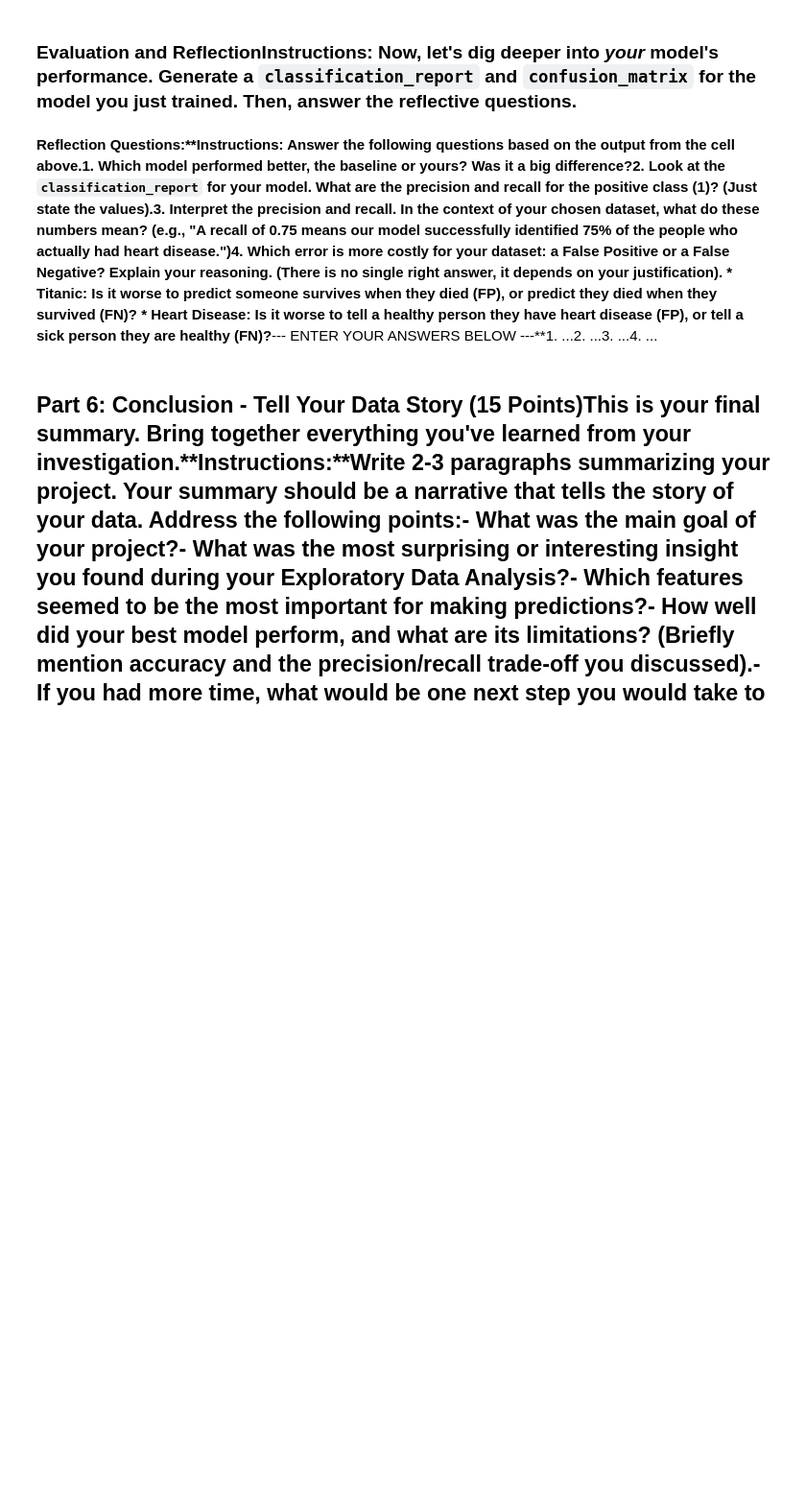
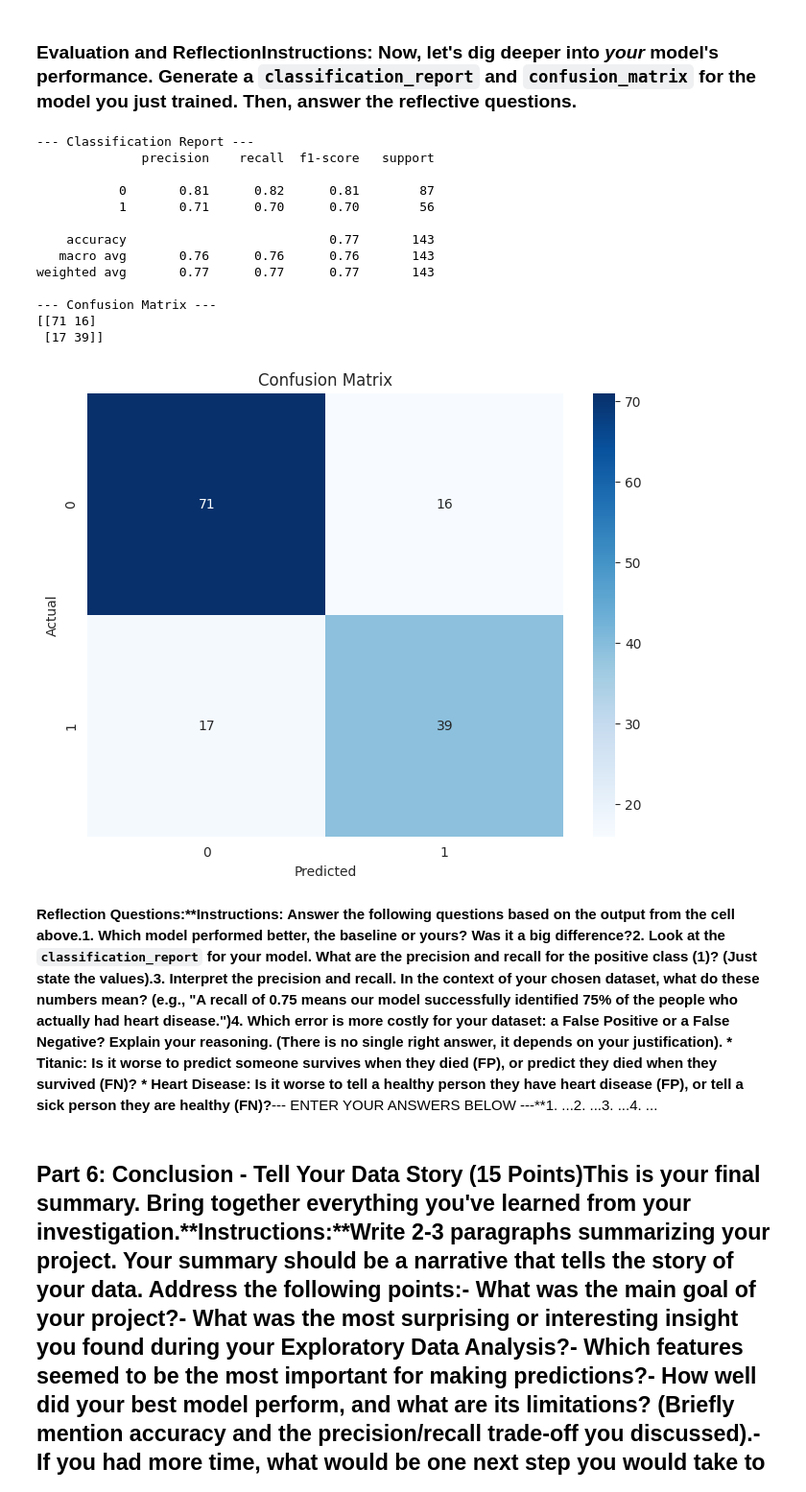
Before and after one commit to pereirayenis42-dot/ITAI-1371-ML-Labs, a Jupyter notebook: ITAI_1371_midterm_project_Lab.ipynb, the cells around one changed output. Shown at 96% size. Drawn from its saved outputs; the diff is of its cells as text; code cells hidden in the pictures; blank space fills up the shorter version.

```diff
--- a/ITAI_1371_midterm_project_Lab.ipynb
+++ b/ITAI_1371_midterm_project_Lab.ipynb
@@ -197,6 +378,42 @@ from sklearn.model_selection import train_test_splitfrom sklearn.linear_model im
 ### Evaluation and Reflection**Instructions:** Now, let's dig deeper into *your* model's performance. Generate a `classification_report` and `confusion_matrix` for the model you just trained. Then, answer the reflective questions.
 # %%
 # --- ENTER YOUR CODE HERE ---# Generate and print the classification report for your model# print(classification_report(y_test, y_pred_my_model))# Generate and print the confusion matrix for your model# cm = confusion_matrix(y_test, y_pred_my_model)# print(cm)# Optional: Visualize the confusion matrix# plt.figure(figsize=(8, 6))# sns.heatmap(cm, annot=True, fmt='d', cmap='Blues')# plt.xlabel('Predicted')# plt.ylabel('Actual')# plt.show()# --- END OF YOUR CODE ---
+# %%
+from sklearn.metrics import classification_report, confusion_matrix
+import seaborn as sns
+import matplotlib.pyplot as plt
+
+# --- 1. Classification Report ---
+print("--- Classification Report ---")
+print(classification_report(y_test, y_pred_my_model))
+
+# --- 2. Confusion Matrix (print) ---
+cm = confusion_matrix(y_test, y_pred_my_model)
+print("--- Confusion Matrix ---")
+print(cm)
+
+# --- 3. Confusion Matrix Heatmap (optional vizualization) ---
+plt.figure(figsize=(8, 6))
+sns.heatmap(cm, annot=True, fmt='d', cmap='Blues')
+plt.xlabel('Predicted')
+plt.ylabel('Actual')
+plt.title('Confusion Matrix')
+plt.show()
+# %% [output]
+--- Classification Report ---
+              precision    recall  f1-score   support
+
+           0       0.81      0.82      0.81        87
+           1       0.71      0.70      0.70        56
+
+    accuracy                           0.77       143
+   macro avg       0.76      0.76      0.76       143
+weighted avg       0.77      0.77      0.77       143
+
+--- Confusion Matrix ---
+[[71 16]
+ [17 39]]
+[figure, added]
 # %% [markdown]
 **Reflection Questions:****Instructions:** Answer the following questions based on the output from the cell above.1.  **Which model performed better, the baseline or yours?** Was it a big difference?2.  **Look at the `classification_report` for your model. What are the precision and recall for the positive class (1)?** (Just state the values).3.  **Interpret the precision and recall. In the context of your chosen dataset, what do these numbers mean?** (e.g., "A recall of 0.75 means our model successfully identified 75% of the people who actually had heart disease.")4.  **Which error is more costly for your dataset: a False Positive or a False Negative? Explain your reasoning.** (There is no single right answer, it depends on your justification).    *   **Titanic:** Is it worse to predict someone survives when they died (FP), or predict they died when they survived (FN)?    *   **Heart Disease:** Is it worse to tell a healthy person they have heart disease (FP), or tell a sick person they are healthy (FN)?**--- ENTER YOUR ANSWERS BELOW ---**1.  ...2.  ...3.  ...4.  ...
 # %% [markdown]
```
Also changed, not shown: parts of 12 cells of this notebook.
